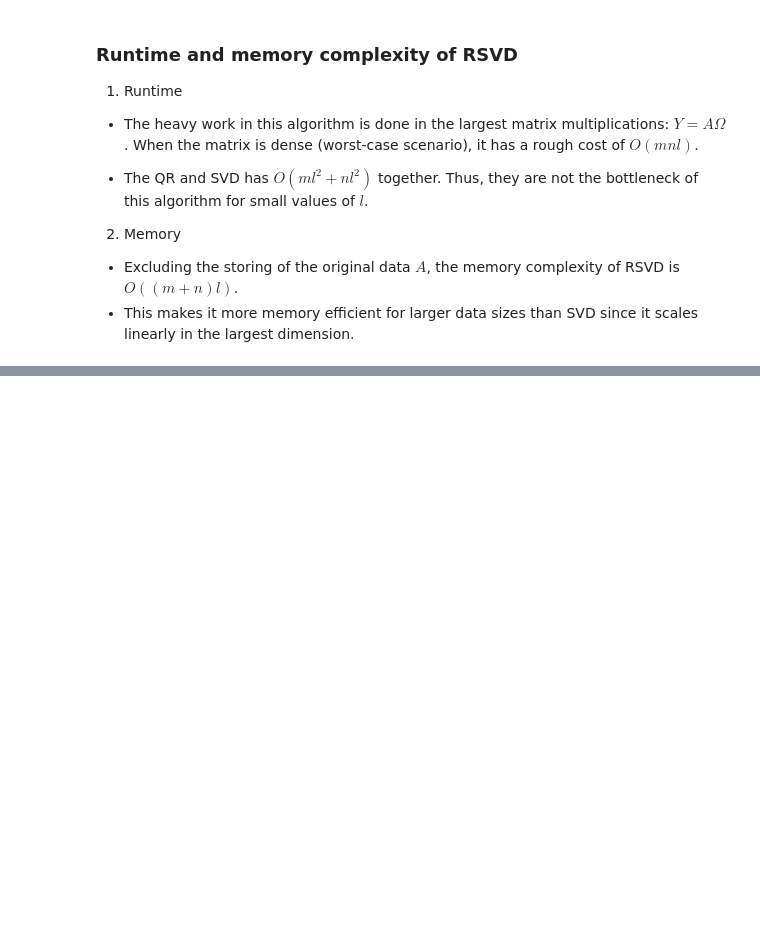
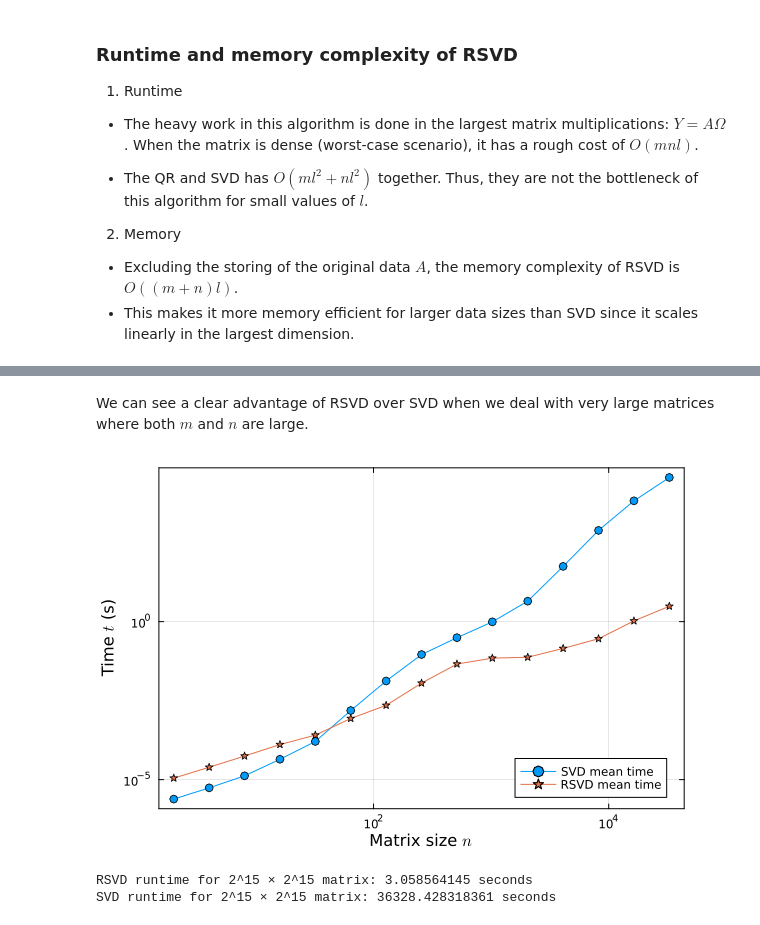
Before and after one commit to Gauthameshwar/RAQS_QuantumInspiredAlgos, a Jupyter notebook: notebooks/RSVDnDataCompression.ipynb, the cells around one changed output, grey strips where cells are left out. Saved outputs shown, nothing was run; the diff lists cells and outputs as text; code cells hidden in the pictures; blank space fills up the shorter version.

Commit message:
Added RSVD to notebook and additional packages

```diff
--- a/notebooks/RSVDnDataCompression.ipynb
+++ b/notebooks/RSVDnDataCompression.ipynb
@@ -191,0 +265,39 @@ rsvd(A, 20);
+# %% [markdown]
+We can see a clear advantage of RSVD over SVD when we deal with very large matrices where both $m$ and $n$ are large.
+# %%
+# load the benchmark_ data
+cd("/Users/gauthameshwar/Documents/VSCode/RAQS_QuantumInspiredAlgos")
+@load "assets/benchmark_data.jld2" time_svd_mean time_rsvd_mean
+
+n = size(time_svd_mean, 1)
+
+sizes = [2^i for i in 1:n]
+
+# Plot the results
+fig = plot(
+    sizes,
+    time_svd_mean,
+    xscale=:log10,
+    yscale=:log10,
+    label="SVD mean time",
+    xlabel="Matrix size "*L"n",
+    ylabel="Time "*" (s)",
+    legend=:bottomright,
+    marker=:o,
+    frame=:box,
+)
+plot!(fig,
+    sizes,
+    time_rsvd_mean,
+    label="RSVD mean time",
+    marker=:s
+)
+
+display(fig)
+
+println("RSVD runtime for 2^15 × 2^15 matrix: $(time_rsvd_mean[end]) seconds")
+println("SVD runtime for 2^15 × 2^15 matrix: $(time_svd_mean[end]) seconds")
+# %% [output]
+[figure, added]
+RSVD runtime for 2^15 × 2^15 matrix: 3.058564145 seconds
+SVD runtime for 2^15 × 2^15 matrix: 36328.428318361 seconds
```
Also changed, not shown: parts of 22 cells of this notebook, 6 other files.
